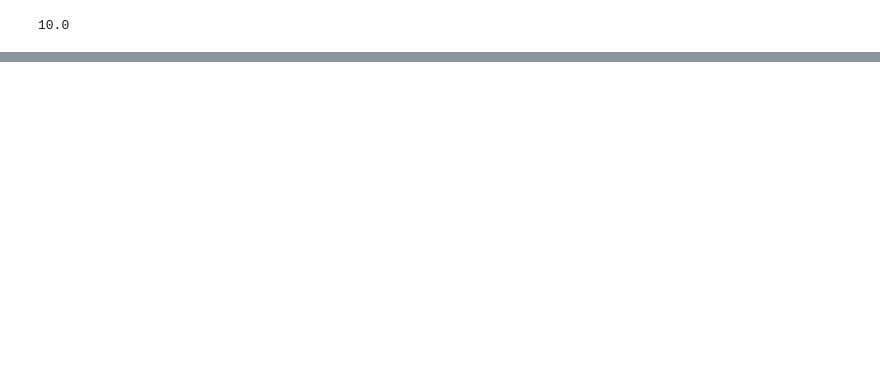
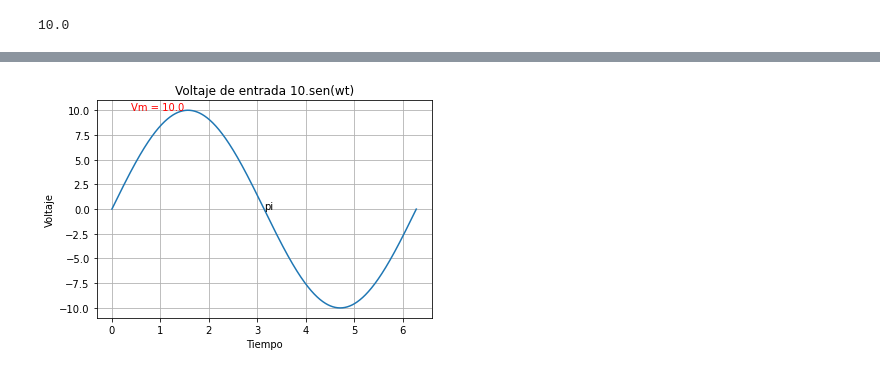
Before and after one commit to Msira270997/Mis-Jupyter-Notebook, a Jupyter notebook: Mis cuadernos/Electronica industrial.ipynb, the cells around one changed output, grey strips where cells are left out. Saved outputs shown, nothing was run; the diff lists cells and outputs as text; code cells hidden in the pictures; blank space fills up the shorter version.

```diff
--- a/Mis cuadernos/Electronica industrial.ipynb
+++ b/Mis cuadernos/Electronica industrial.ipynb
@@ -176,0 +180,21 @@ plt.show()
+# %%
+#Empecemos definiendo vi(t)
+
+t = np.linspace(0, 2*np.pi, 1000)
+vm = 10 #Voltaje maximo = 10
+vd = 0.7 # Voltaje del diodo
+f = 60
+
+def vi(t):
+    return vm*np.sin(t)
+
+plt.plot(t, vi(t))
+plt.grid()
+plt.xlabel("Tiempo")
+plt.ylabel("Voltaje")
+plt.title("Voltaje de entrada 10.sen(wt)")
+plt.text(np.pi, 0, "pi")
+plt.text(np.pi/8, vi(np.pi/2), "Vm = " + str(vi(np.pi/2)), color="red")
+plt.show()
+# %% [output]
+[figure, added]
```
Also changed, not shown: parts of 20 cells of this notebook, 1 other file.
